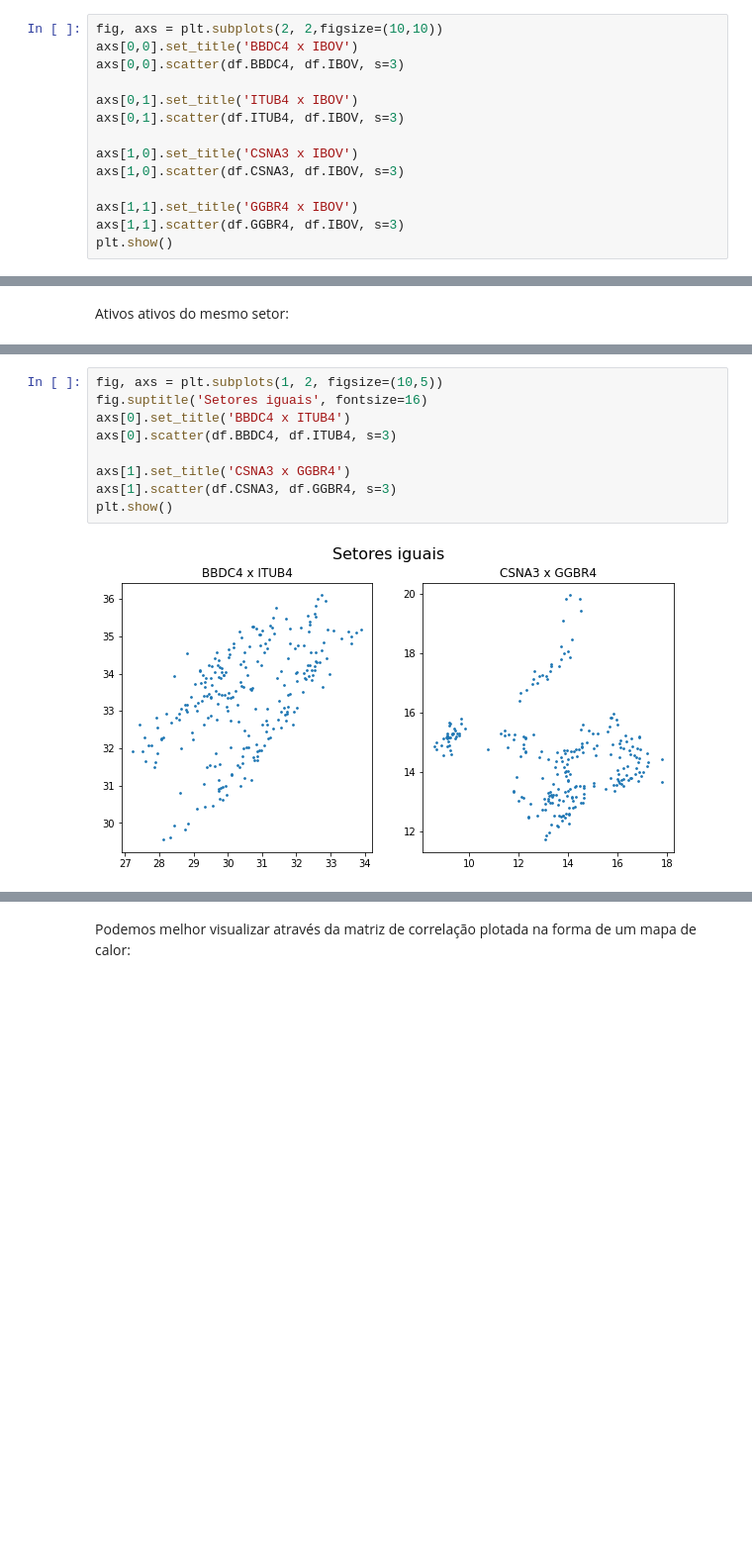
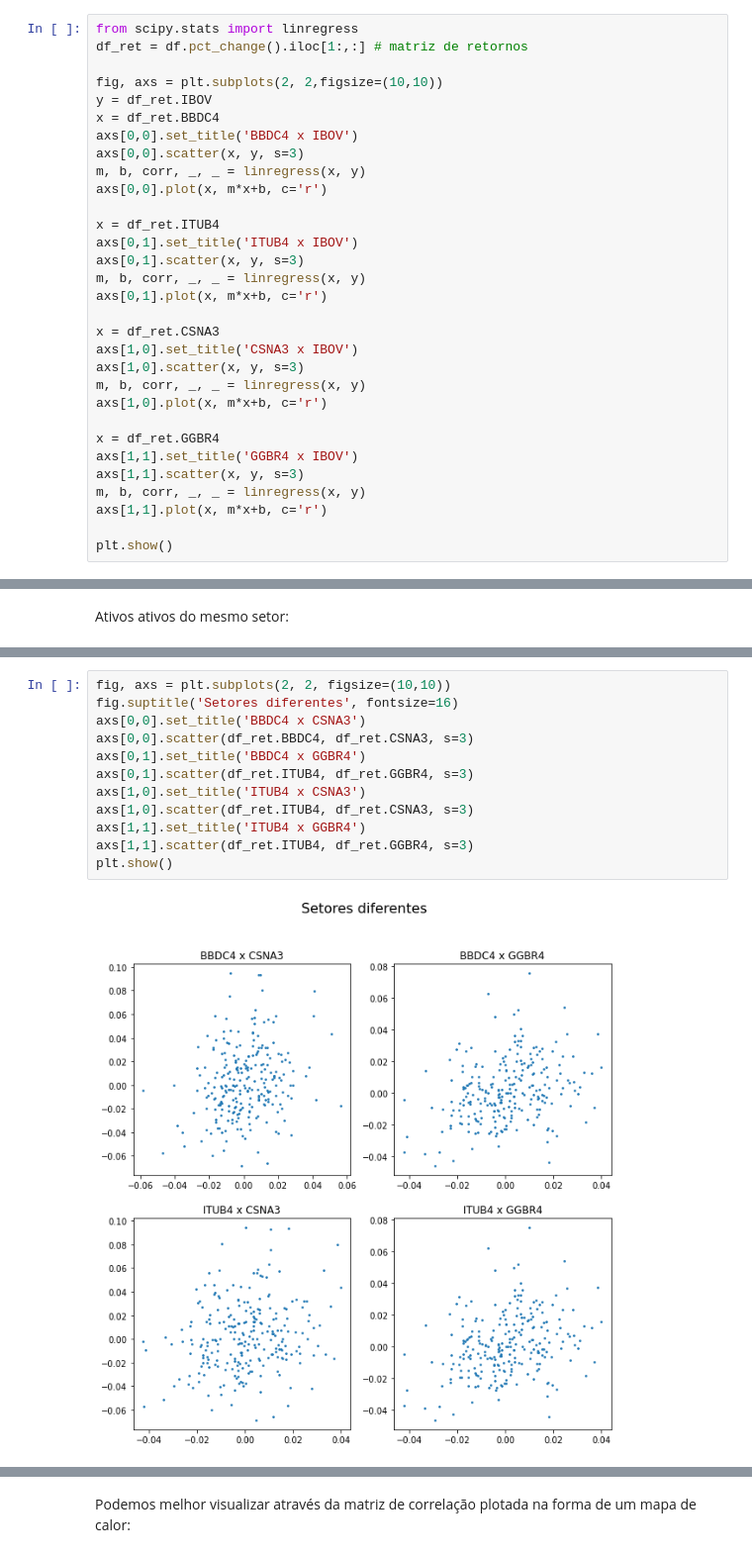
Before and after one commit to cleitonmoya/MAE001_Trabalho2, a Jupyter notebook: Trabalho2.ipynb, the cells around one changed output, grey strips where cells are left out. Shown at 99% size. Cells and saved outputs as stored; diff of their text form; blank space fills up the shorter version.

```diff
--- a/Trabalho2.ipynb
+++ b/Trabalho2.ipynb
@@ -75,17 +79,34 @@ Data                                        ...
 # %% [markdown]
 Análise de correlação das ações com o IBOV:
 # %%
+from scipy.stats import linregress
+df_ret = df.pct_change().iloc[1:,:] # matriz de retornos
+
 fig, axs = plt.subplots(2, 2,figsize=(10,10))
+y = df_ret.IBOV
+x = df_ret.BBDC4
 axs[0,0].set_title('BBDC4 x IBOV')
-axs[0,0].scatter(df.BBDC4, df.IBOV, s=3)
+axs[0,0].scatter(x, y, s=3)
+m, b, corr, _, _ = linregress(x, y)
+axs[0,0].plot(x, m*x+b, c='r')
 
+x = df_ret.ITUB4
 axs[0,1].set_title('ITUB4 x IBOV')
-axs[0,1].scatter(df.ITUB4, df.IBOV, s=3)
+axs[0,1].scatter(x, y, s=3)
+m, b, corr, _, _ = linregress(x, y)
+axs[0,1].plot(x, m*x+b, c='r')
 
+x = df_ret.CSNA3
 axs[1,0].set_title('CSNA3 x IBOV')
-axs[1,0].scatter(df.CSNA3, df.IBOV, s=3)
+axs[1,0].scatter(x, y, s=3)
+m, b, corr, _, _ = linregress(x, y)
+axs[1,0].plot(x, m*x+b, c='r')
 
+x = df_ret.GGBR4
 axs[1,1].set_title('GGBR4 x IBOV')
-axs[1,1].scatter(df.GGBR4, df.IBOV, s=3)
+axs[1,1].scatter(x, y, s=3)
+m, b, corr, _, _ = linregress(x, y)
+axs[1,1].plot(x, m*x+b, c='r')
+
 plt.show()
 # %% [output]
@@ -95,11 +142,14 @@ Ativos ativos do mesmo setor:
 # %%
-fig, axs = plt.subplots(1, 2, figsize=(10,5))
-fig.suptitle('Setores iguais', fontsize=16)
-axs[0].set_title('BBDC4 x ITUB4')
-axs[0].scatter(df.BBDC4, df.ITUB4, s=3)
-
-axs[1].set_title('CSNA3 x GGBR4')
-axs[1].scatter(df.CSNA3, df.GGBR4, s=3)
+fig, axs = plt.subplots(2, 2, figsize=(10,10))
+fig.suptitle('Setores diferentes', fontsize=16)
+axs[0,0].set_title('BBDC4 x CSNA3')
+axs[0,0].scatter(df_ret.BBDC4, df_ret.CSNA3, s=3)
+axs[0,1].set_title('BBDC4 x GGBR4')
+axs[0,1].scatter(df_ret.ITUB4, df_ret.GGBR4, s=3)
+axs[1,0].set_title('ITUB4 x CSNA3')
+axs[1,0].scatter(df_ret.ITUB4, df_ret.CSNA3, s=3)
+axs[1,1].set_title('ITUB4 x GGBR4')
+axs[1,1].scatter(df_ret.ITUB4, df_ret.GGBR4, s=3)
 plt.show()
 # %% [output]
-[figure, old version]
+[figure, new version]
```
Also changed, not shown: parts of 23 cells of this notebook.
